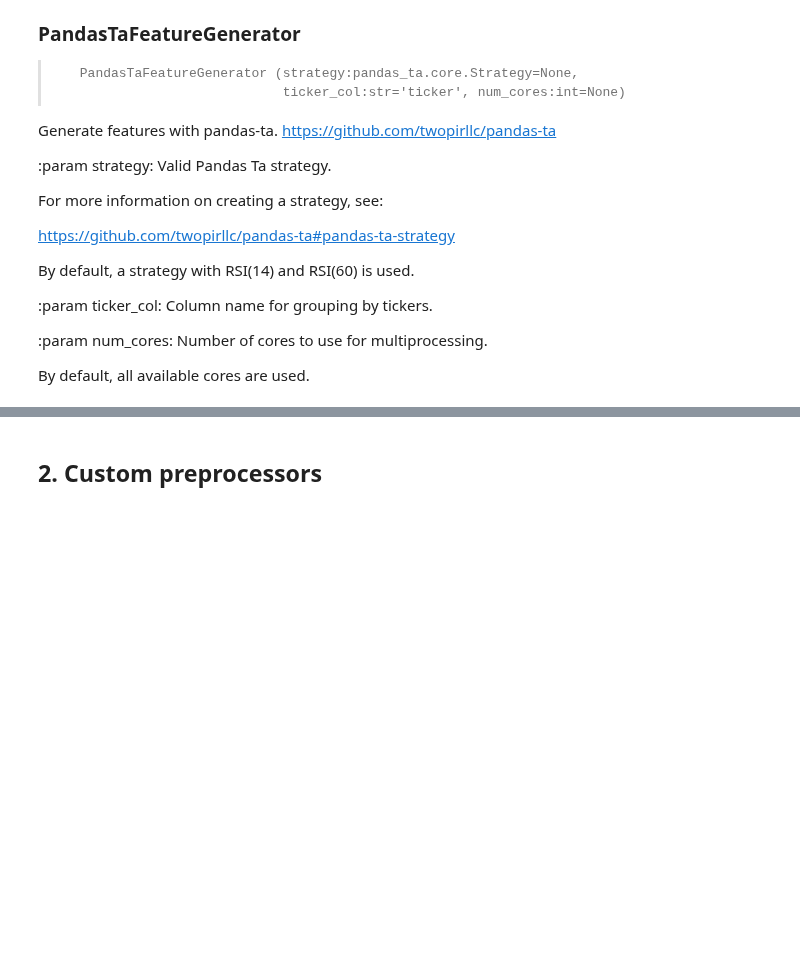
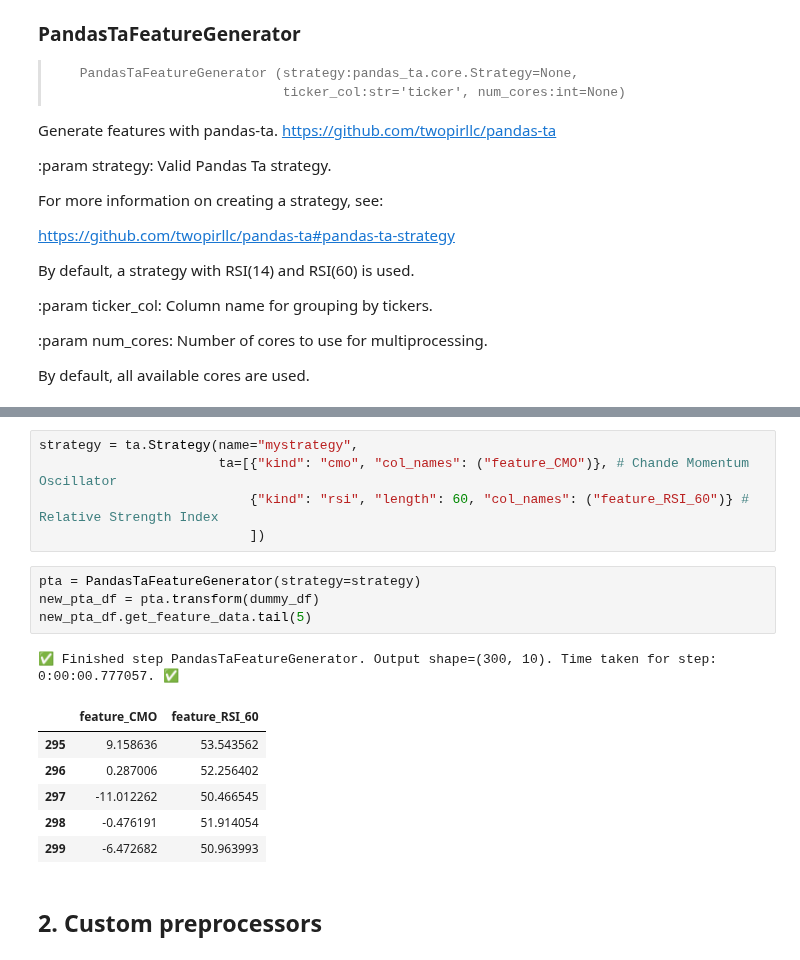
Before and after one commit to crowdcent/numerblox, a Jupyter notebook: _proc/03_preprocessing.ipynb, the cells around one changed output, grey strips where cells are left out. Drawn from its saved outputs; the diff is of its cells as text; blank space fills up the shorter version.

```diff
--- a/_proc/03_preprocessing.ipynb
+++ b/_proc/03_preprocessing.ipynb
@@ -768,3 +778,20 @@ new_pta_df.get_feature_data.tail(2)
+# %%
+strategy = ta.Strategy(name="mystrategy",
+                       ta=[{"kind": "cmo", "col_names": ("feature_CMO")}, # Chande Momentum Oscillator
+                           {"kind": "rsi", "length": 60, "col_names": ("feature_RSI_60")} # Relative Strength Index
+                           ])
+# %%
+pta = PandasTaFeatureGenerator(strategy=strategy)
+new_pta_df = pta.transform(dummy_df)
+new_pta_df.get_feature_data.tail(5)
+# %% [output]
+✅ Finished step PandasTaFeatureGenerator. Output shape=(300, 10). Time taken for step: 0:00:00.777057. ✅
+|  | feature_CMO | feature_RSI_60 |
+| 295 | 9.158636 | 53.543562 |
+| 296 | 0.287006 | 52.256402 |
+| 297 | -11.012262 | 50.466545 |
+| 298 | -0.476191 | 51.914054 |
+| 299 | -6.472682 | 50.963993 |
 # %% [markdown]
 ## 2. Custom preprocessors
 # %% [markdown]
```
Also changed, not shown: parts of 24 cells of this notebook, 2 other files.
